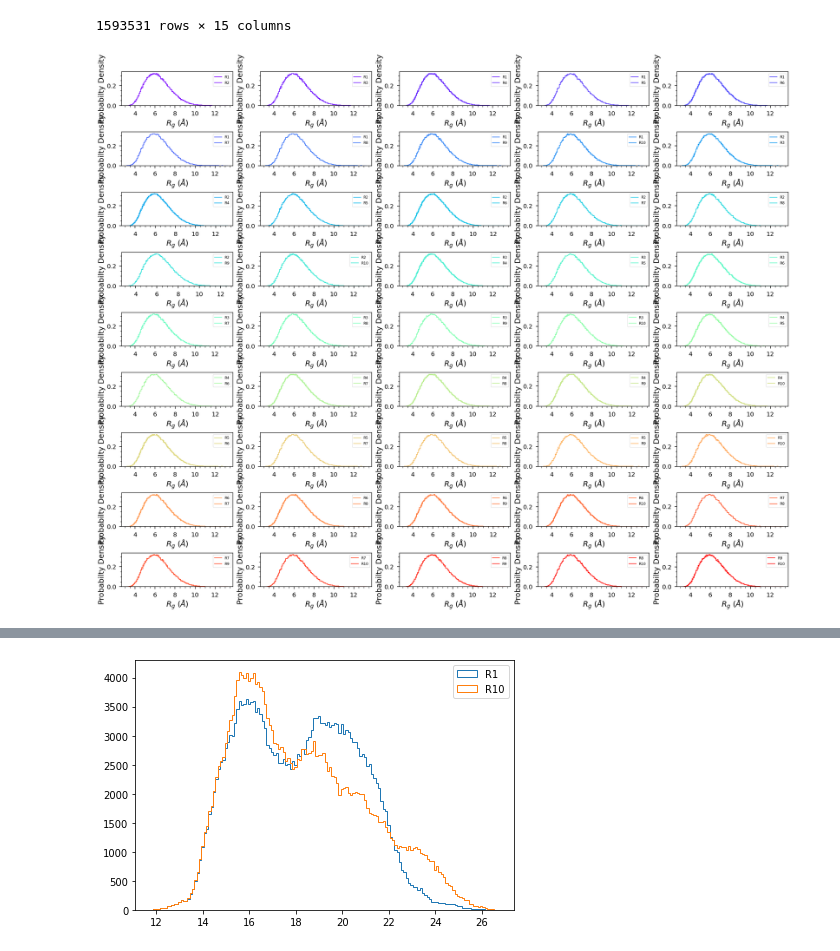
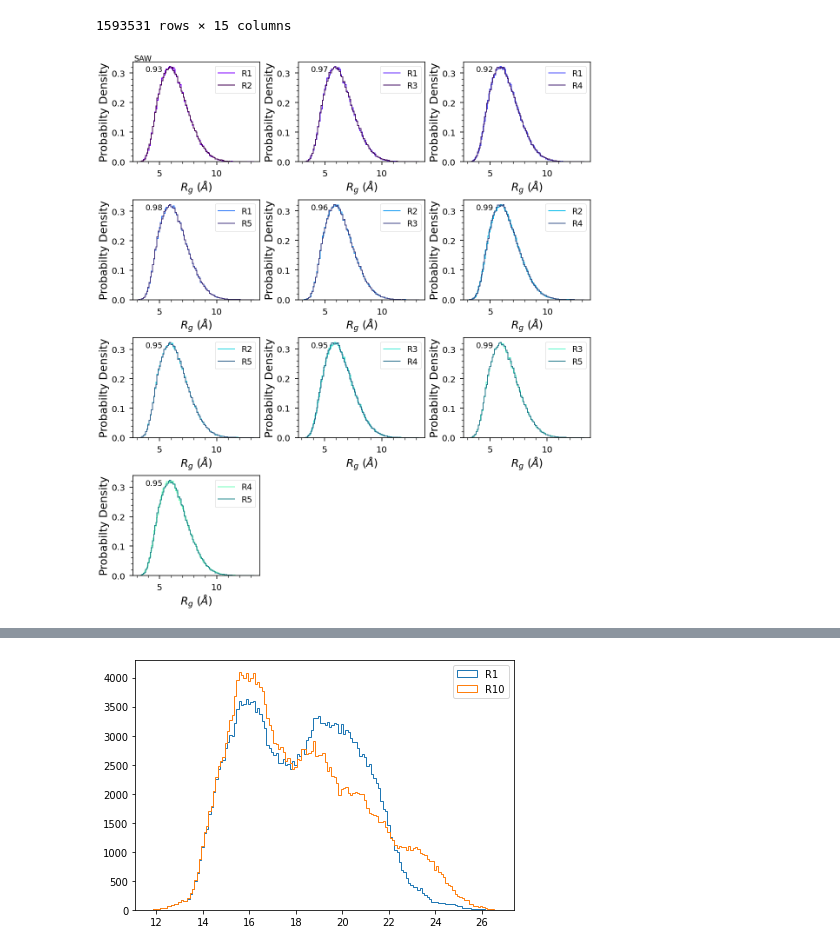
Before and after one commit to hshadman/disordered_protein_polymer_chain_theory, a Jupyter notebook: summary_SAW_RW/reviewer_comments_from_BJ.ipynb, the cells around one changed output, grey strips where cells are left out. Saved outputs shown, nothing was run; the diff lists cells and outputs as text; code cells hidden in the pictures.

```diff
--- a/summary_SAW_RW/reviewer_comments_from_BJ.ipynb
+++ b/summary_SAW_RW/reviewer_comments_from_BJ.ipynb
@@ -1639,15 +1639,17 @@ SAW_ind_runs_chainlen100
 # %%
 #histogram for R1-R10 in SAW chain at epas = 0.
 #This is different than for protein so watch out
-fig,axs = plt.subplots(nrows=9,ncols=5,figsize=(32,25))
+fig,axs = plt.subplots(nrows=4,ncols=3,figsize=(16,18))
 
 #subsetting epas = 0 in the below dataframe
 sampling_pol = SAW_ind_runs_chainlen100[SAW_ind_runs_chainlen100.epas==0].copy()
+pol_lab = 'SAW'
+
 sampling_pol['Rg'] = sampling_pol.Rg2.values**0.5
 polymer_randrg=pd.DataFrame()
 polymer_randrg_sims=pd.DataFrame()
 
-for i in range(1,11):
+for i in range(1,6):
     seed(i)
     rand_sims=sampling_pol.run_number.unique()
     half_sims = round(rand_sims.shape[0]/2)
@@ -1655,44 +1657,57 @@ for i in range(1,11):
     polymer_randrg['R'+str(i)]=sampling_pol[sampling_pol["run_number"].isin(rand_sims[0:half_sims])].Rg.values
     polymer_randrg_sims['R'+str(i)]=rand_sims[0:half_sims]
 
-color = iter(cm.rainbow(np.linspace(0, 1,2*len(list(combinations(polymer_randrg.columns,2))))))
+color1 = iter(cm.rainbow(np.linspace(0, 1,2*len(list(combinations(polymer_randrg.columns,2))))))
+color2 = iter(cm.viridis(np.linspace(0, 1,2*len(list(combinations(polymer_randrg.columns,2))))))
 
 for colcomb,ax in zip(combinations(polymer_randrg.columns,2),axs.ravel()):
+
     SAW_handles=[]
 
-    chosen_color = next(color)
+    chosen_color = next(color1)
     ax.hist(polymer_randrg[colcomb[0]].values,
                 label=str(colcomb[0]),density=True,color=chosen_color,
                 histtype='step',linestyle=('solid'),
                bins=np.arange(polymer_randrg[colcomb[0]].min(),
                              polymer_randrg[colcomb[0]].max(),0.1),
                linewidth=2)
     SAW_handles.append(Line2D([0], [0], label=str(colcomb[0]),color=chosen_color,linewidth=2))
 
 
 
-    chosen_color = next(color)
+    chosen_color = next(color2)
     ax.hist(polymer_randrg[colcomb[1]].values,
                 label=str(colcomb[1]),density=True,color=chosen_color,
                 histtype='step',linestyle=('solid'),
                bins=np.arange(polymer_randrg[colcomb[1]].min(),
                              polymer_randrg[colcomb[1]].max(),0.1),
                linewidth=2)
     SAW_handles.append(Line2D([0], [0], label=str(colcomb[1]),color=chosen_color,linewidth=2))
 
-    ax.legend(handles=SAW_handles,fontsize=12)
+    ax.text(0.1,0.9,format(stats.ttest_ind(polymer_randrg[colcomb[0]].values,
+                                        polymer_randrg[colcomb[1]].values).pvalue,'0.2f'),
+            transform=ax.transAxes,fontsize=18)
+
+    ax.legend(handles=SAW_handles,fontsize=19)
     ax.set_ylabel('Probabilty Density',fontsize=25)
     ax.set_xlabel(r'$R_{g}$'+' ('+r'$\AA$'+')',fontsize=25)
     for i in ['top', 'left', 'right', 'bottom']:
         ax.spines[i].set_linewidth(1.6)
 
     ax.minorticks_on()
     ax.tick_params(axis='both', which='major', labelsize=20, width = 1.7, size = 8,pad=10)
     ax.tick_params(axis='both', which='minor', width = 1.2, size = 5)
 
+axs.ravel()[0].text(0.01,1.01,pol_lab,transform=axs.ravel()[0].transAxes,fontsize=18)
+
+#remove excess subplots (i.e. subplots that are empty)
+for i in range(len(axs.ravel())-len(list(combinations(polymer_randrg.columns,2)))):
+    axs.ravel()[-(i+1)].remove()
+
+
 
 fig.tight_layout()
 
-# del sampling_pol, polymer_randrg, polymer_randrg_sims
+del sampling_pol, polymer_randrg, polymer_randrg_sims, color1, color2
 # %% [output]
-[figure, old version]
+[figure, new version]
```
Also changed, not shown: parts of 4 cells of this notebook.
